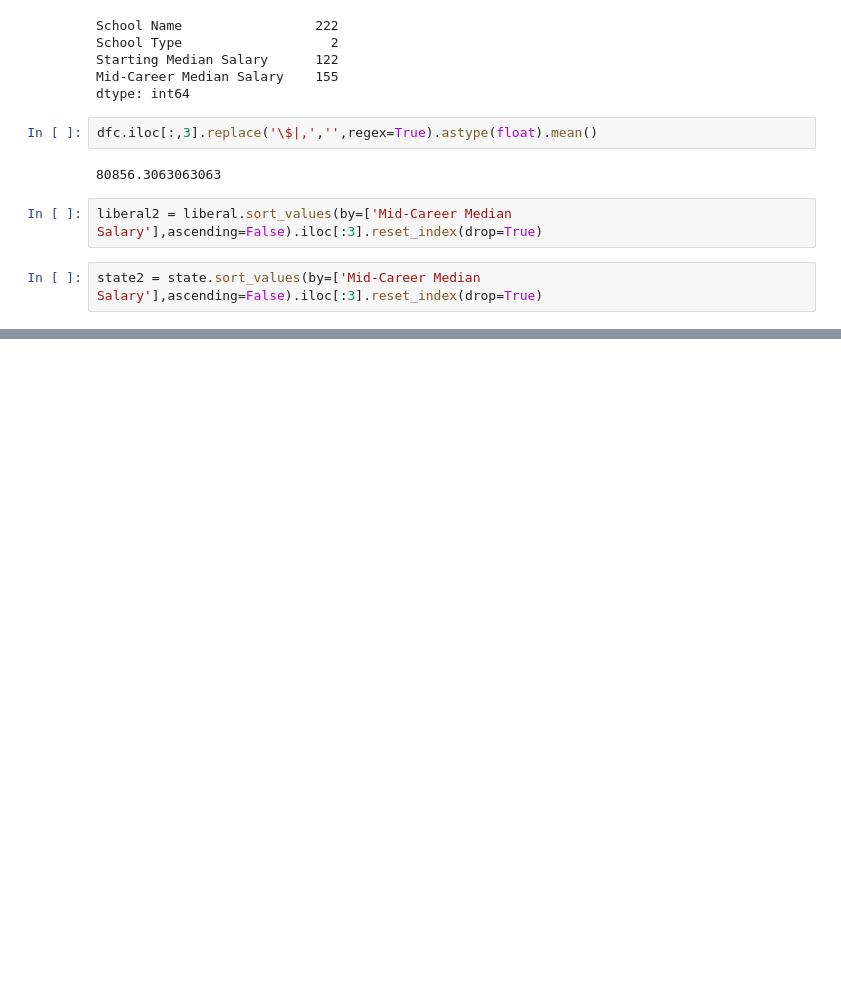
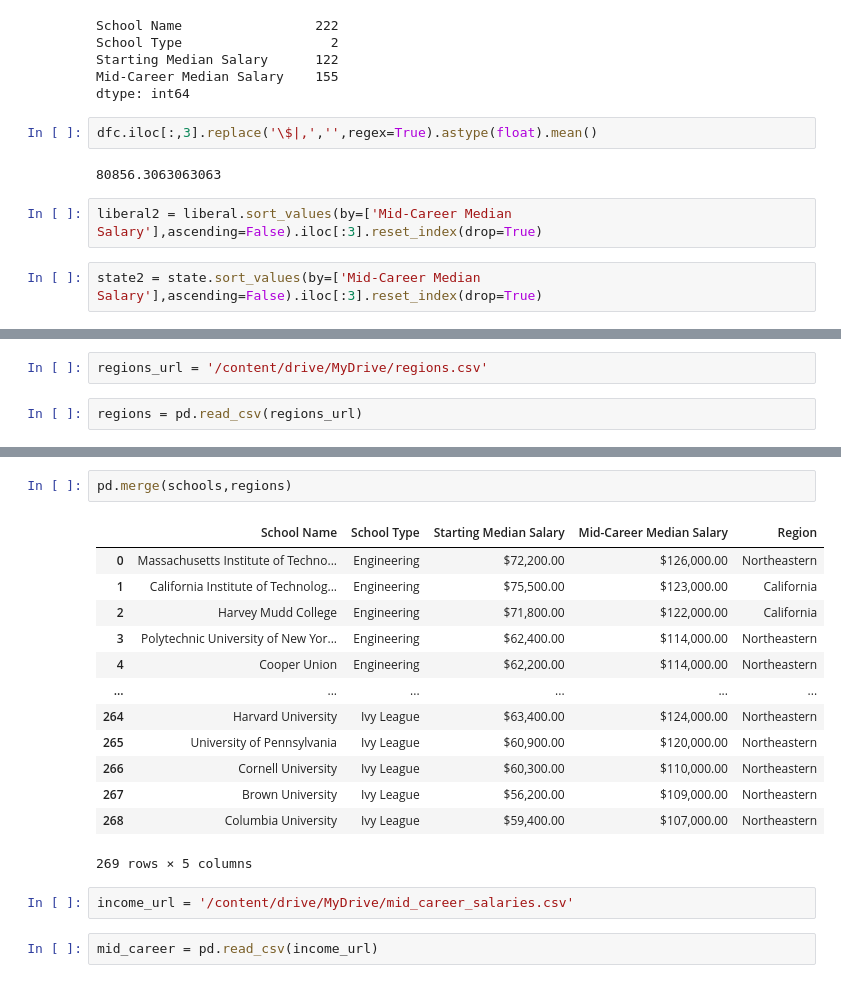
Before and after one commit to junio-firmino/Aprendizado_python, a Jupyter notebook: Multi_df.ipynb, the cells around one changed output, grey strips where cells are left out. Cells and saved outputs as stored; diff of their text form; blank space fills up the shorter version.

```diff
--- a/Multi_df.ipynb
+++ b/Multi_df.ipynb
@@ -199,3 +199,7 @@ pd.concat([liberal2,state2],axis=1, keys=['Liberal Arts','State'],sort=False)
 | 0 | Wesleyan University (Middletown, ... | Liberal Arts | $46,500.00 | $97,900.00 | University of California, Davis | State | ... |
 | 1 | Bates College | Liberal Arts | $47,300.00 | $96,500.00 | University of Colorado - Boulder ... | State | ... |
 | 2 | Union College | Liberal Arts | $47,200.00 | $95,800.00 | University of California, Irvine ... | State | ... |
+# %%
+regions_url = '/content/drive/MyDrive/regions.csv'
+# %%
+regions = pd.read_csv(regions_url)
@@ -201,0 +224,20 @@ pd.concat([liberal2,state2],axis=1, keys=['Liberal Arts','State'],sort=False)
+# %%
+pd.merge(schools,regions)
+# %% [output]
+|  | School Name | School Type | Starting Median Salary | Mid-Career Median Salary | Region |
+| 0 | Massachusetts Institute of Techno... | Engineering | $72,200.00 | $126,000.00 | Northeastern |
+| 1 | California Institute of Technolog... | Engineering | $75,500.00 | $123,000.00 | California |
+| 2 | Harvey Mudd College | Engineering | $71,800.00 | $122,000.00 | California |
+| 3 | Polytechnic University of New Yor... | Engineering | $62,400.00 | $114,000.00 | Northeastern |
+| 4 | Cooper Union | Engineering | $62,200.00 | $114,000.00 | Northeastern |
+| ... | ... | ... | ... | ... | ... |
+| 264 | Harvard University | Ivy League | $63,400.00 | $124,000.00 | Northeastern |
+| 265 | University of Pennsylvania | Ivy League | $60,900.00 | $120,000.00 | Northeastern |
+| 266 | Cornell University | Ivy League | $60,300.00 | $110,000.00 | Northeastern |
+| 267 | Brown University | Ivy League | $56,200.00 | $109,000.00 | Northeastern |
+| 268 | Columbia University | Ivy League | $59,400.00 | $107,000.00 | Northeastern |
+269 rows × 5 columns
+# %%
+income_url = '/content/drive/MyDrive/mid_career_salaries.csv'
+# %%
+mid_career = pd.read_csv(income_url)
```
Also changed, not shown: parts of 9 cells of this notebook.
